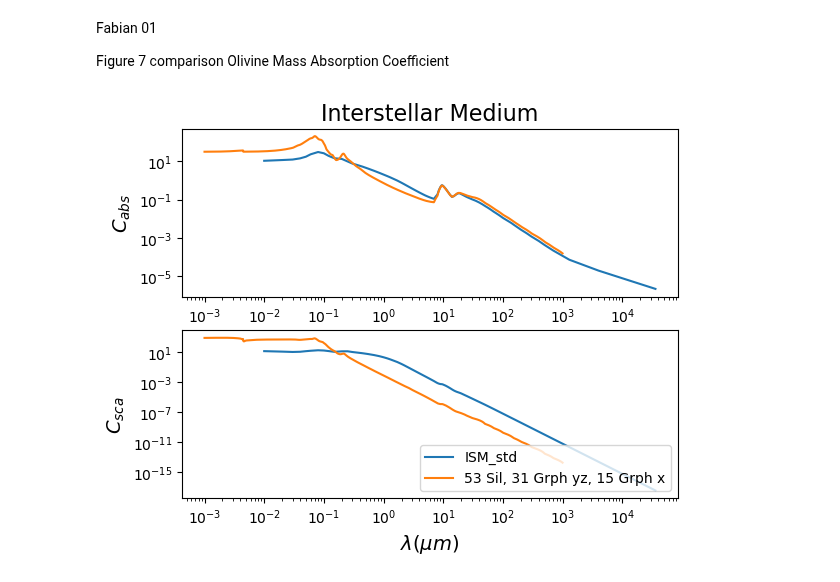
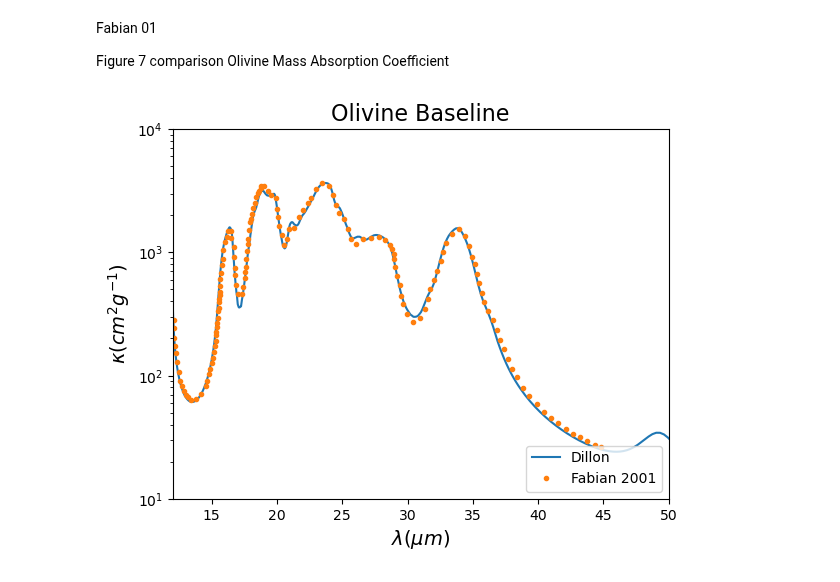
Before and after one commit to astroseandillon/Sean-Dusty, a Jupyter notebook: plot factory.ipynb, the cells around one changed output. Drawn from its saved outputs; the diff is of its cells as text; code cells hidden in the pictures.

```diff
--- a/plot factory.ipynb
+++ b/plot factory.ipynb
@@ -72,26 +61,39 @@ Mass Absorption Coefficient
 # %%
-title = 'Benchmark: CDE Comparison of Olivine'
+title = 'Olivine Baseline'
+x1, y1, z1 = np.loadtxt('oliv_nk_zCDE.dat', unpack=True)
+
+
+x2, y2, z2 = np.loadtxt('oliv_nk_yCDE.dat', unpack=True)
+
+x3, y3, z3 = np.loadtxt('oliv_nk_xCDE.dat', unpack=True)
+x4, y4, z4 = np.loadtxt('oli10oli10oli10.dat', unpack=True)
+x5, y5 = np.loadtxt('cde1_fab01_fig7_olivine.csv', delimiter=',', skiprows=1, unpack=True)
+y4 = np.average((y1,y2[:-1],y3[:-2]),axis=0)
+rho = 3.33e-4 # density in g um**-3
+k4 = y4/(v_avg * rho)
 fig, ax = plt.subplots()
 
-ax[0].set(xscale='log', yscale='log')
+ax.set(xscale='linear', yscale='log')
 
 ax.set_title(title, fontsize=16)
 ax.set_xlabel(r'$\lambda (\mu m)$', fontsize=14)
-ax[0].set_ylabel(r'$C_{abs}$', fontsize=14)
+ax.set_ylabel(r'$\kappa (cm^2 g^{-1})$', fontsize=14)
+ax.set_xlim(12,50)
 
-# ax.set_xlim(-1,100)
-# ax.set_ylim(-1,100)
 
-ax[0].plot(x1, y1, label='ISM_std')
-ax[1].plot(x1, z1, label='ISM_std')
+ax.set_ylim(10,10000)
 
-ax[0].plot(x2, y2, label='53 Sil, 31 Grph yz, 15 Grph x')
-ax[1].plot(x2, z2, label='53 Sil, 31 Grph yz, 15 Grph x')
+ax.plot(x4, k4, label='Dillon')
 
-ax[1].legend(loc='lower right')
+
+
+ax.plot(x5, y5,'.', label='Fabian 2001')
+ax.legend(loc='lower right')
+plt.savefig("C:/UTSA/Research/AAS246/{}.png".format(title))
+
 plt.show()
 # %% [output]
-[figure, old version]
+[figure, new version]
 # %%
 title = 'plotting DePew stuff'
 fig, ax = plt.subplots()
```
Also changed, not shown: parts of 4 cells of this notebook, 4 other files.
